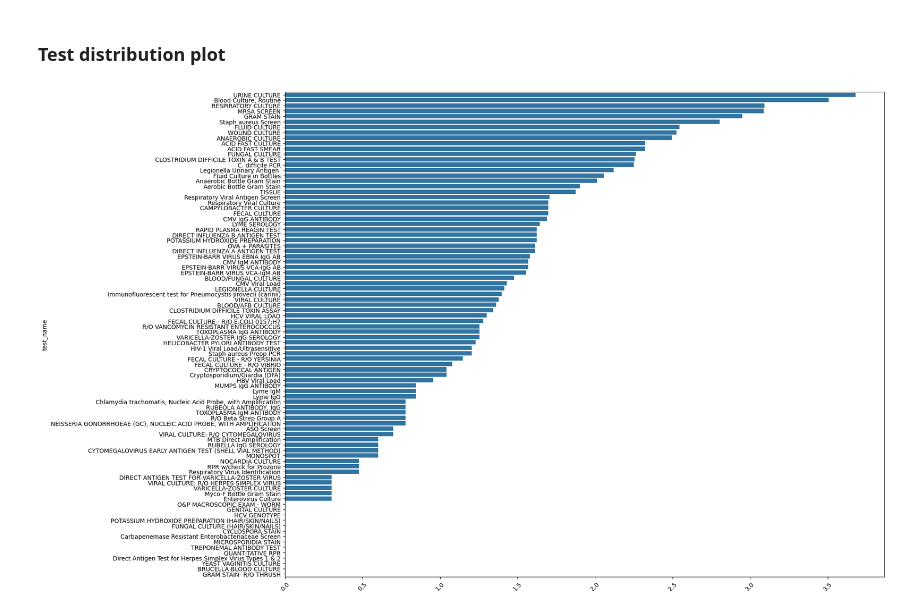
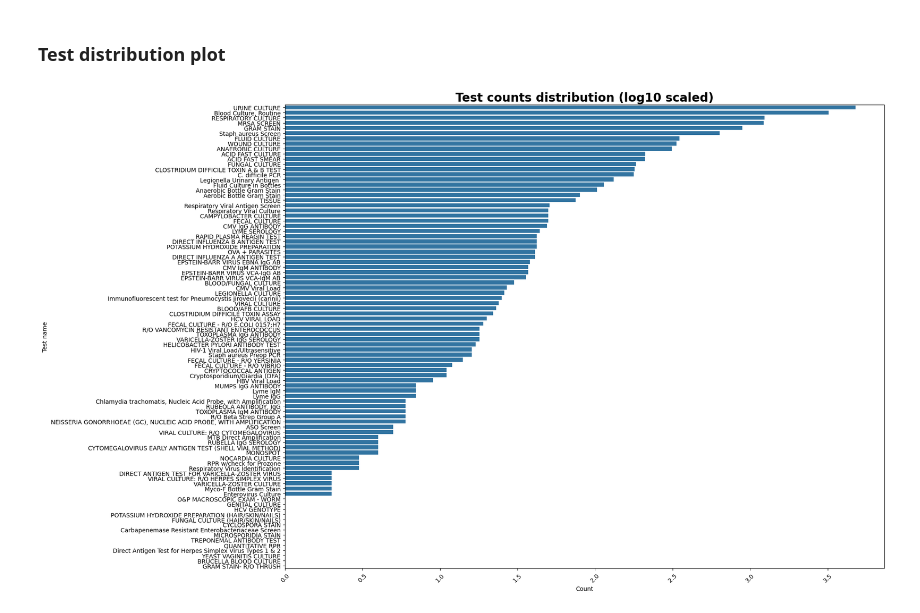
Before and after one commit to TommyTokk/DA4DH, a Jupyter notebook: notebooks/DataUnderstanding/data_understanding_micro_bio.ipynb, the cells around one changed output. Cells and saved outputs as stored; diff of their text form; code cells hidden in the pictures.

```diff
--- a/notebooks/DataUnderstanding/data_understanding_micro_bio.ipynb
+++ b/notebooks/DataUnderstanding/data_understanding_micro_bio.ipynb
@@ -129,13 +173,15 @@ plt.show()
 # %% [markdown]
 ### Test distribution plot
 # %%
-test_count = np.log10(lab_events_df['test_name'].value_counts())
+test_count = np.log10(lab_events_df['test_name'].value_counts().replace(0, np.nan))
 
 plt.figure(figsize=(20, 12))
 sns.barplot(y=test_count.index, x=test_count.values)
-
+plt.title("Test counts distribution (log10 scaled)", fontsize=20, fontweight="bold")
+plt.ylabel("Test name")
+plt.xlabel("Count")
 plt.xticks(rotation=45)
 plt.tight_layout()
 plt.show()
 # %% [output]
-[figure, old version]
+[figure, new version]
```
Also changed, not shown: parts of 10 cells of this notebook.
